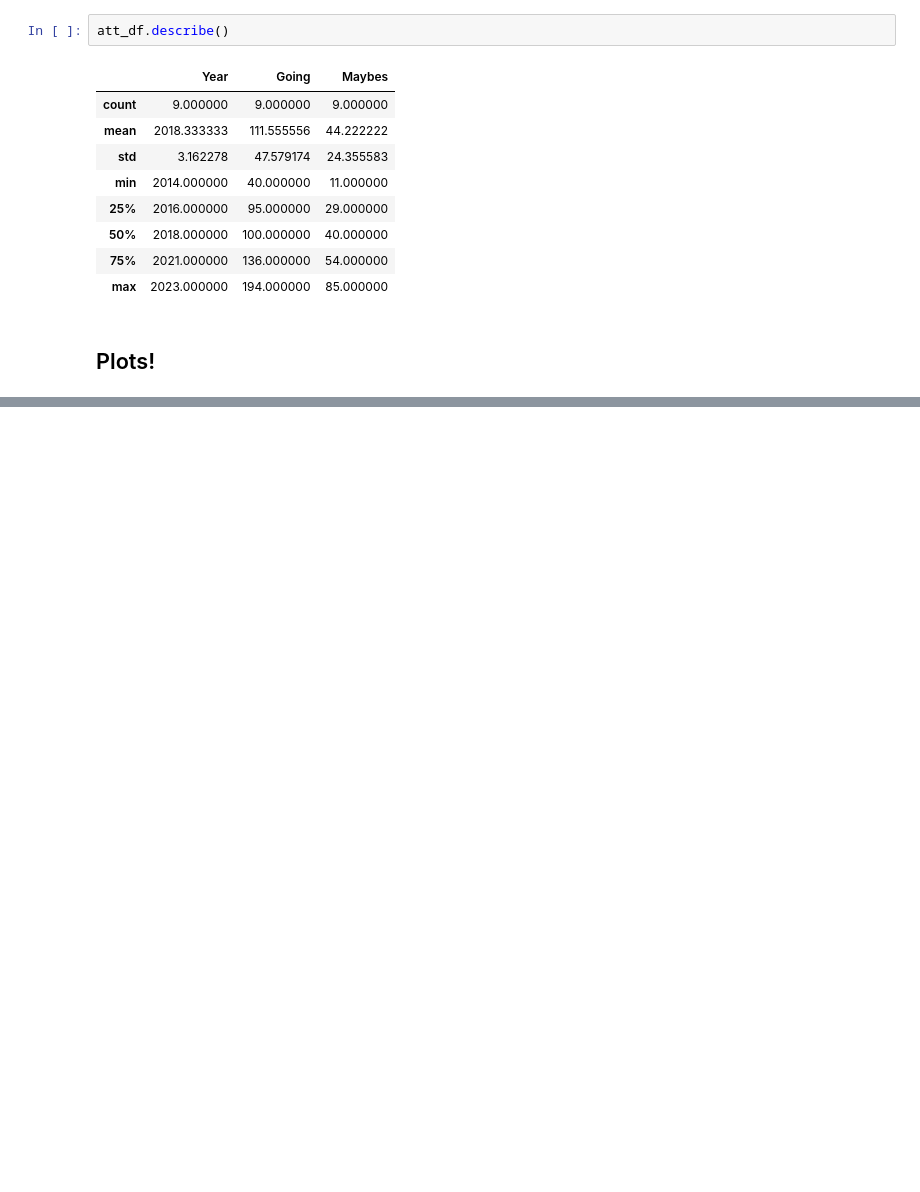
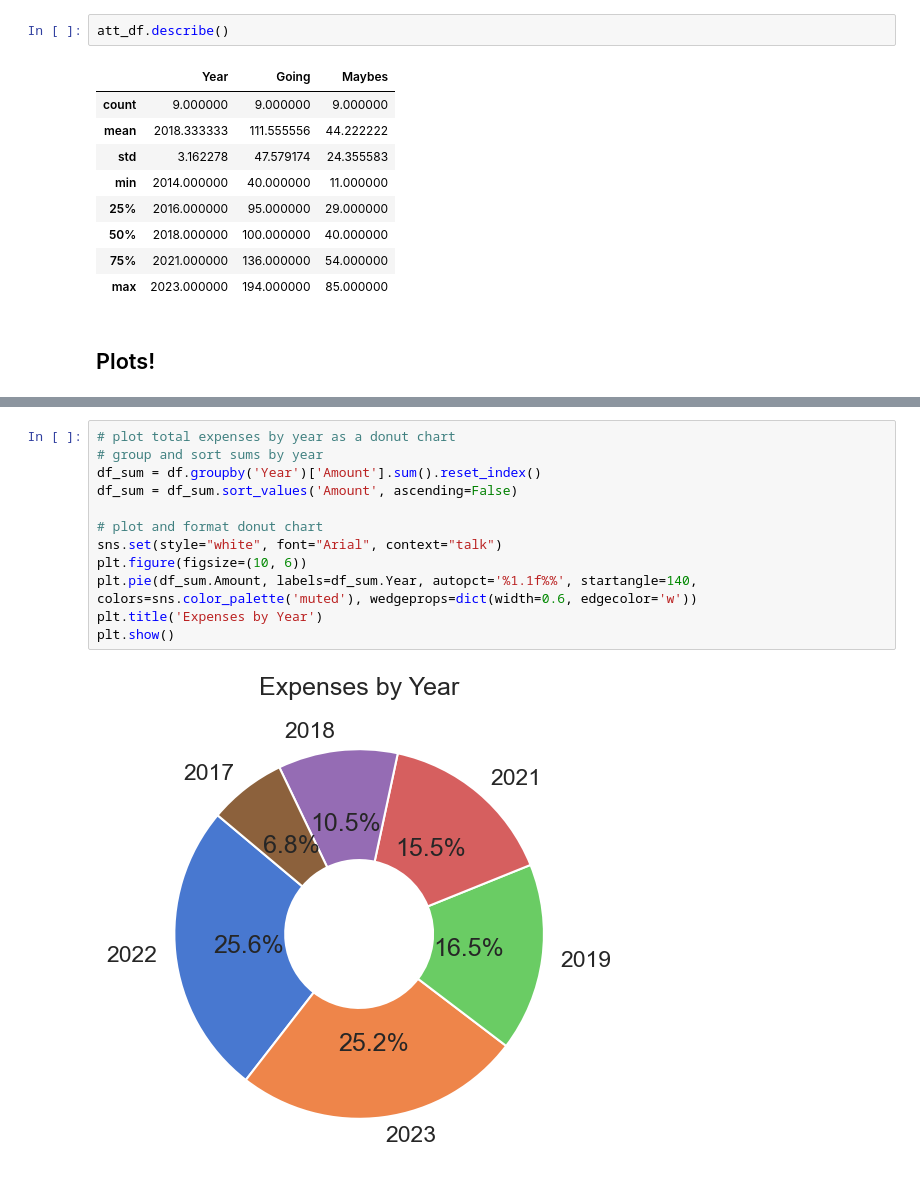
Before and after one commit to johbry17/Harvest-Party, a Jupyter notebook: exploratory_data_analysis.ipynb, the cells around one changed output, grey strips where cells are left out. Drawn from its saved outputs; the diff is of its cells as text; blank space fills up the shorter version.

```diff
--- a/exploratory_data_analysis.ipynb
+++ b/exploratory_data_analysis.ipynb
@@ -224,0 +315,14 @@ plt.show()
+# %%
+# plot total expenses by year as a donut chart
+# group and sort sums by year
+df_sum = df.groupby('Year')['Amount'].sum().reset_index()
+df_sum = df_sum.sort_values('Amount', ascending=False)
+
+# plot and format donut chart
+sns.set(style="white", font="Arial", context="talk")
+plt.figure(figsize=(10, 6))
+plt.pie(df_sum.Amount, labels=df_sum.Year, autopct='%1.1f%%', startangle=140, colors=sns.color_palette('muted'), wedgeprops=dict(width=0.6, edgecolor='w'))
+plt.title('Expenses by Year')
+plt.show()
+# %% [output]
+[figure, added]
```
Also changed, not shown: parts of 9 cells of this notebook, 1 other file.
